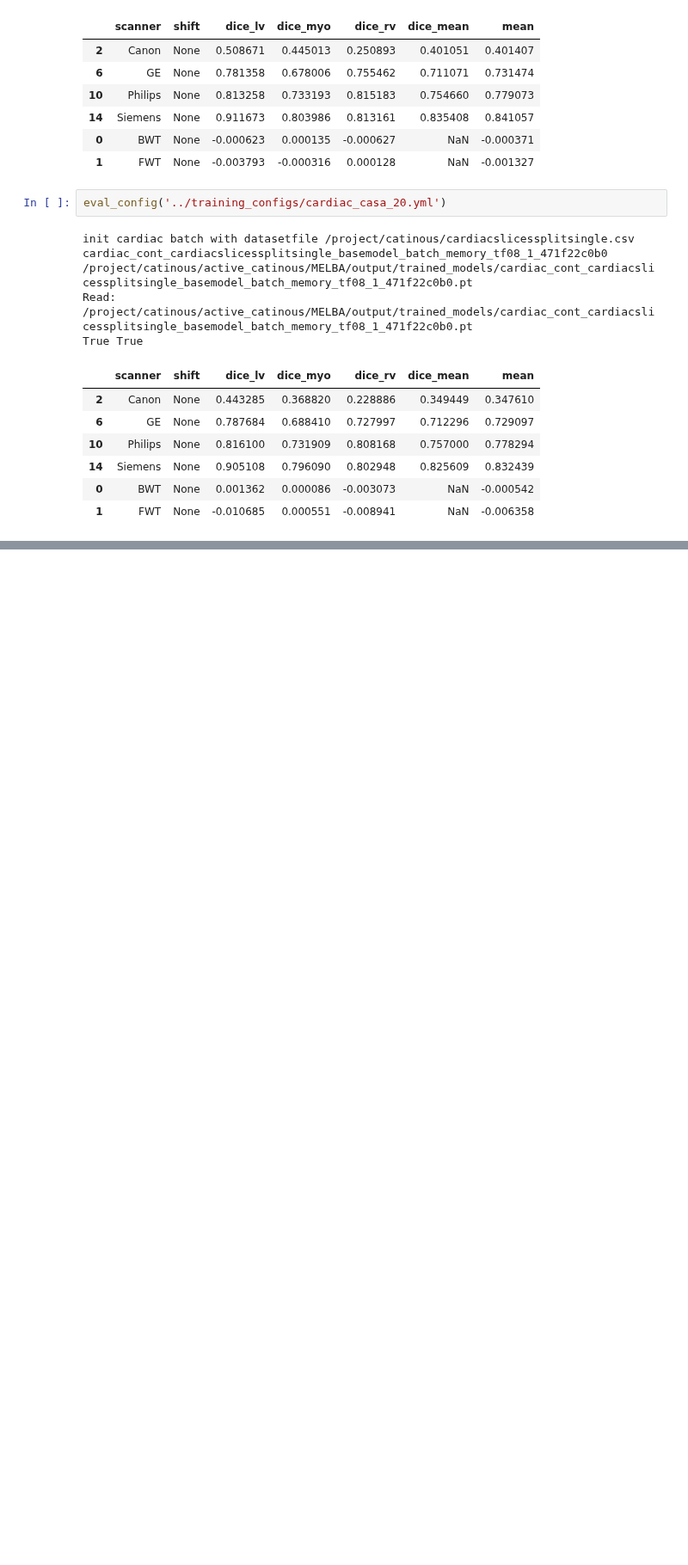
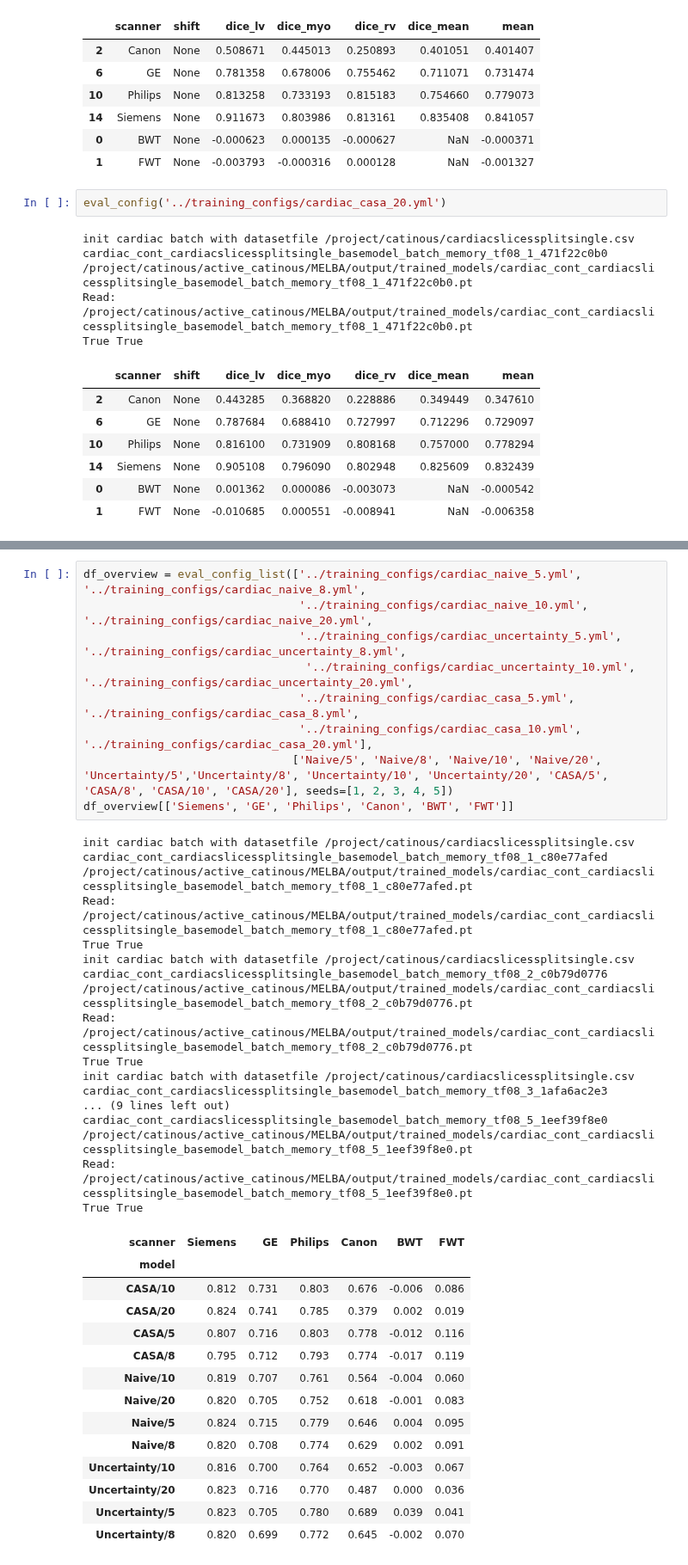
Before and after one commit to cirmuw/casa, a Jupyter notebook: evaluation/cardiac_evaluation.ipynb, the cells around one changed output, grey strips where cells are left out. Shown at 86% size. Saved outputs shown, nothing was run; the diff lists cells and outputs as text; blank space fills up the shorter version.

```diff
--- a/evaluation/cardiac_evaluation.ipynb
+++ b/evaluation/cardiac_evaluation.ipynb
@@ -318,0 +337,41 @@ True True
+# %%
+df_overview = eval_config_list(['../training_configs/cardiac_naive_5.yml', '../training_configs/cardiac_naive_8.yml',
+                                '../training_configs/cardiac_naive_10.yml', '../training_configs/cardiac_naive_20.yml',
+                                '../training_configs/cardiac_uncertainty_5.yml',  '../training_configs/cardiac_uncertainty_8.yml',
+                                 '../training_configs/cardiac_uncertainty_10.yml',  '../training_configs/cardiac_uncertainty_20.yml',
+                                '../training_configs/cardiac_casa_5.yml',  '../training_configs/cardiac_casa_8.yml',
+                                '../training_configs/cardiac_casa_10.yml',  '../training_configs/cardiac_casa_20.yml'],
+                               ['Naive/5', 'Naive/8', 'Naive/10', 'Naive/20', 'Uncertainty/5','Uncertainty/8', 'Uncertainty/10', 'Uncertainty/20', 'CASA/5', 'CASA/8', 'CASA/10', 'CASA/20'], seeds=[1, 2, 3, 4, 5])
+df_overview[['Siemens', 'GE', 'Philips', 'Canon', 'BWT', 'FWT']]
+# %% [output]
+init cardiac batch with datasetfile /project/catinous/cardiacslicessplitsingle.csv
+cardiac_cont_cardiacslicessplitsingle_basemodel_batch_memory_tf08_1_c80e77afed
+/project/catinous/active_catinous/MELBA/output/trained_models/cardiac_cont_cardiacslicessplitsingle_basemodel_batch_memory_tf08_1_c80e77afed.pt
+Read: /project/catinous/active_catinous/MELBA/output/trained_models/cardiac_cont_cardiacslicessplitsingle_basemodel_batch_memory_tf08_1_c80e77afed.pt
+True True
+init cardiac batch with datasetfile /project/catinous/cardiacslicessplitsingle.csv
+cardiac_cont_cardiacslicessplitsingle_basemodel_batch_memory_tf08_2_c0b79d0776
+/project/catinous/active_catinous/MELBA/output/trained_models/cardiac_cont_cardiacslicessplitsingle_basemodel_batch_memory_tf08_2_c0b79d0776.pt
+Read: /project/catinous/active_catinous/MELBA/output/trained_models/cardiac_cont_cardiacslicessplitsingle_basemodel_batch_memory_tf08_2_c0b79d0776.pt
+True True
+init cardiac batch with datasetfile /project/catinous/cardiacslicessplitsingle.csv
+cardiac_cont_cardiacslicessplitsingle_basemodel_batch_memory_tf08_3_1afa6ac2e3
+... (9 lines left out)
+cardiac_cont_cardiacslicessplitsingle_basemodel_batch_memory_tf08_5_1eef39f8e0
+/project/catinous/active_catinous/MELBA/output/trained_models/cardiac_cont_cardiacslicessplitsingle_basemodel_batch_memory_tf08_5_1eef39f8e0.pt
+Read: /project/catinous/active_catinous/MELBA/output/trained_models/cardiac_cont_cardiacslicessplitsingle_basemodel_batch_memory_tf08_5_1eef39f8e0.pt
+True True
+| scanner | Siemens | GE | Philips | Canon | BWT | FWT |
+| model |  |  |  |  |  |  |
+| CASA/10 | 0.812 | 0.731 | 0.803 | 0.676 | -0.006 | 0.086 |
+| CASA/20 | 0.824 | 0.741 | 0.785 | 0.379 | 0.002 | 0.019 |
+| CASA/5 | 0.807 | 0.716 | 0.803 | 0.778 | -0.012 | 0.116 |
+| CASA/8 | 0.795 | 0.712 | 0.793 | 0.774 | -0.017 | 0.119 |
+| Naive/10 | 0.819 | 0.707 | 0.761 | 0.564 | -0.004 | 0.060 |
+| Naive/20 | 0.820 | 0.705 | 0.752 | 0.618 | -0.001 | 0.083 |
+| Naive/5 | 0.824 | 0.715 | 0.779 | 0.646 | 0.004 | 0.095 |
+| Naive/8 | 0.820 | 0.708 | 0.774 | 0.629 | 0.002 | 0.091 |
+| Uncertainty/10 | 0.816 | 0.700 | 0.764 | 0.652 | -0.003 | 0.067 |
+| Uncertainty/20 | 0.823 | 0.716 | 0.770 | 0.487 | 0.000 | 0.036 |
+| Uncertainty/5 | 0.823 | 0.705 | 0.780 | 0.689 | 0.039 | 0.041 |
+| Uncertainty/8 | 0.820 | 0.699 | 0.772 | 0.645 | -0.002 | 0.070 |
```
Also changed, not shown: parts of 5 cells of this notebook, 19 other files.
